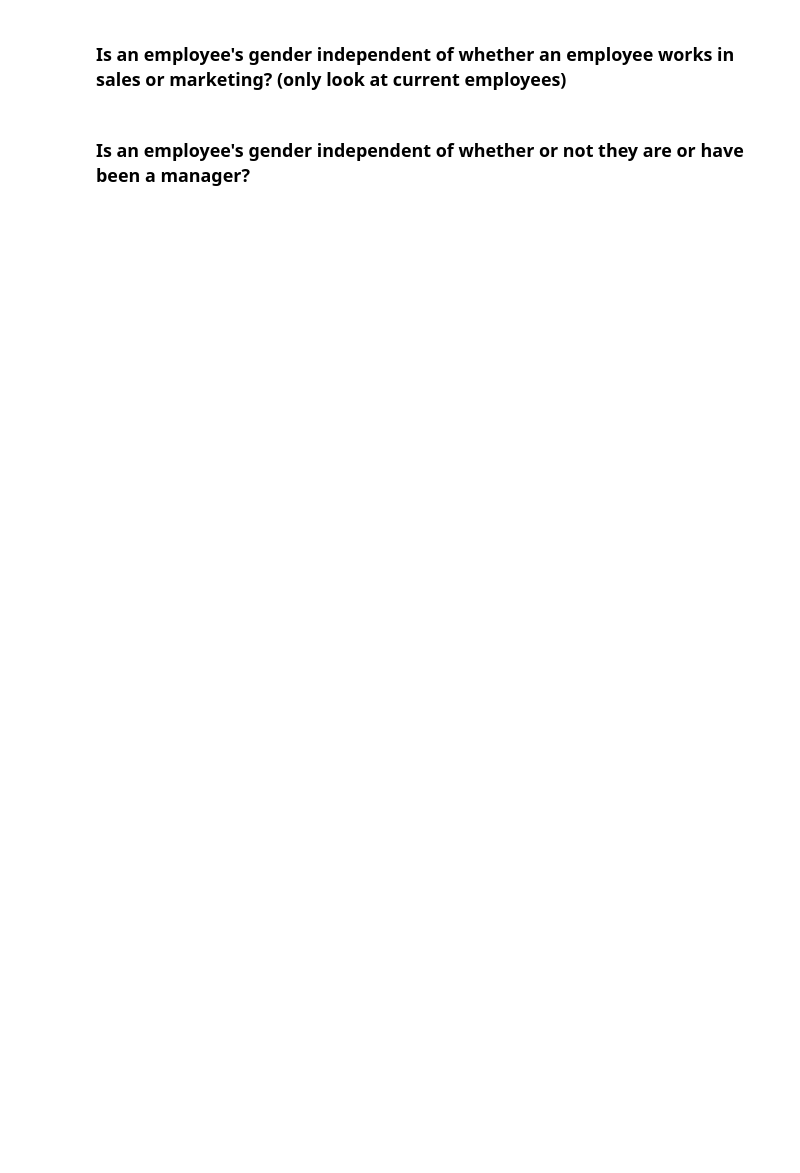
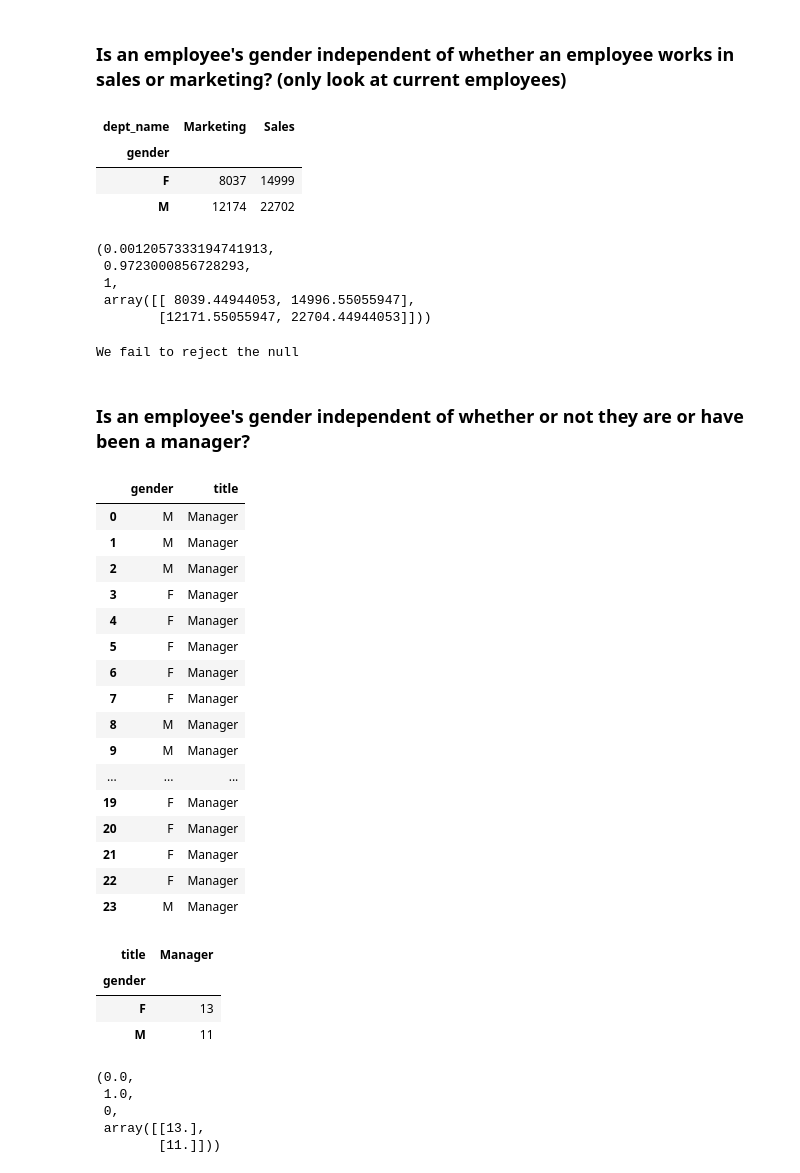
Before and after one commit to aliciag92/statistics-exercises, a Jupyter notebook: hypothesis_testing.ipynb, the cells around one changed output. Drawn from its saved outputs; the diff is of its cells as text; code cells hidden in the pictures; blank space fills up the shorter version.

```diff
--- a/hypothesis_testing.ipynb
+++ b/hypothesis_testing.ipynb
@@ -767,2 +1062,59 @@ $H_a$: there is a relationship
+# %%
+observed = pd.crosstab(emp_db.gender, emp_db.dept_name)
+observed
+# %% [output]
+| dept_name | Marketing | Sales |
+| gender |  |  |
+| F | 8037 | 14999 |
+| M | 12174 | 22702 |
+# %%
+chi2, p, degf, expected = stats.chi2_contingency(observed)
+
+chi2, p, degf, expected
+# %% [output]
+(0.0012057333194741913,
+ 0.9723000856728293,
+ 1,
+ array([[ 8039.44944053, 14996.55055947],
+        [12171.55055947, 22704.44944053]]))
+# %%
+if p < alpha:
+    print ("We reject the null")
+else:
+    print("We fail to reject the null")
+
+#failing to reject the null means employee's gender and whether they work in sales or marketing is independent
+#there is independence between employee's gender and whether they work in sales or marketing
+# %% [output]
+We fail to reject the null
 # %% [markdown]
 ### Is an employee's gender independent of whether or not they are or have been a manager?
+# %%
+query = """
+select gender, title
+from employees
+join dept_manager using (emp_no)
+join titles using (emp_no)
+where title = "Manager";
+"""
+
+emp_db = pd.read_sql(query, get_db_url(user, host, password, 'employees'))
+emp_db
+# %% [output]
+|  | gender | title |
+| 0 | M | Manager |
+| 1 | M | Manager |
+| 2 | M | Manager |
+| 3 | F | Manager |
+| 4 | F | Manager |
+| 5 | F | Manager |
+| 6 | F | Manager |
+| 7 | F | Manager |
+| 8 | M | Manager |
+| 9 | M | Manager |
+| ... | ... | ... |
+| 19 | F | Manager |
+| 20 | F | Manager |
+| 21 | F | Manager |
+| 22 | F | Manager |
+| 23 | M | Manager |
@@ -768,0 +1127,18 @@ $H_a$: there is a relationship
+# %%
+observed = pd.crosstab(emp_db.gender, emp_db.title)
+observed
+# %% [output]
+| title | Manager |
+| gender |  |
+| F | 13 |
+| M | 11 |
+# %%
+chi2, p, degf, expected = stats.chi2_contingency(observed)
+
+chi2, p, degf, expected
+# %% [output]
+(0.0,
+ 1.0,
+ 0,
+ array([[13.],
+        [11.]]))
```
Also changed, not shown: parts of 44 cells of this notebook.
